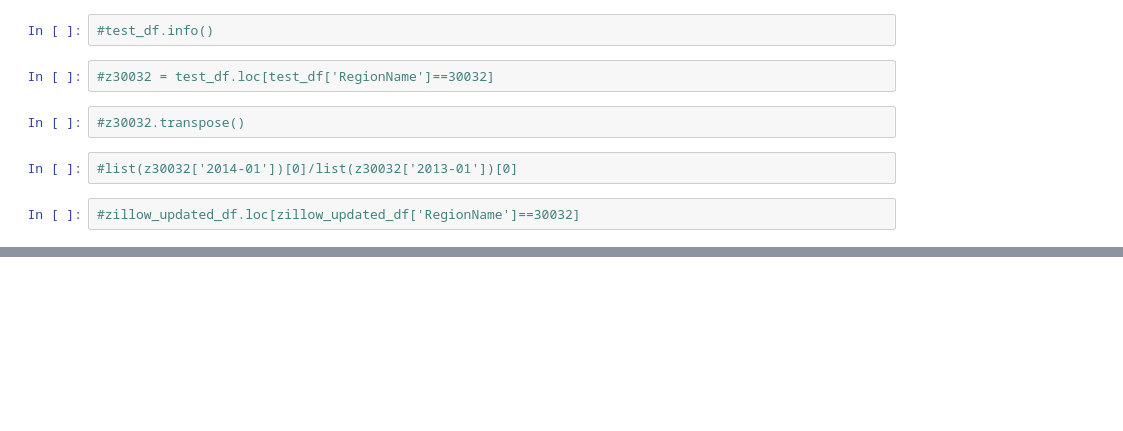
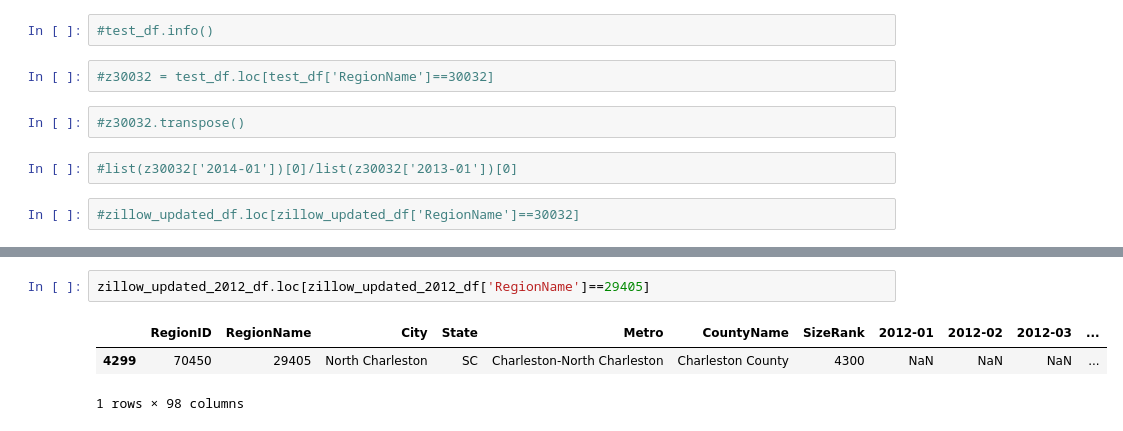
Before and after one commit to nedaresa/Recommending-Real-Estate-Investments-Using-Time-Series-Models, a Jupyter notebook: updated_zillow_data.ipynb, the cells around one changed output, grey strips where cells are left out. Saved outputs shown, nothing was run; the diff lists cells and outputs as text; blank space fills up the shorter version.

```diff
--- a/updated_zillow_data.ipynb
+++ b/updated_zillow_data.ipynb
@@ -173,0 +207,6 @@ train_melt_df.head(15)
+# %%
+zillow_updated_2012_df.loc[zillow_updated_2012_df['RegionName']==29405]
+# %% [output]
+|  | RegionID | RegionName | City | State | Metro | CountyName | SizeRank | 2012-01 | 2012-02 | 2012-03 | ... |
+| 4299 | 70450 | 29405 | North Charleston | SC | Charleston-North Charleston | Charleston County | 4300 | NaN | NaN | NaN | ... |
+1 rows × 98 columns
```
Also changed, not shown: parts of 5 cells of this notebook.
